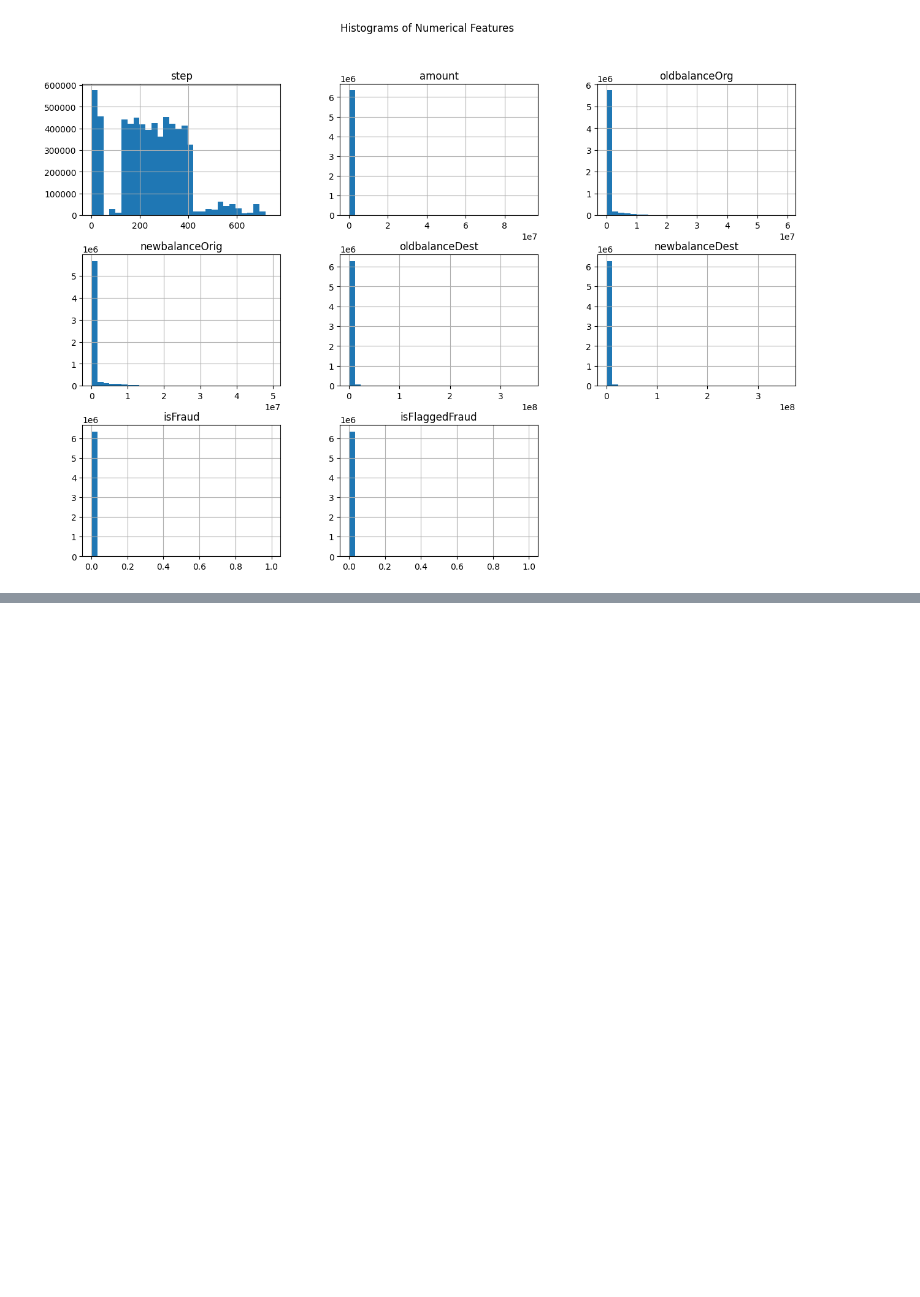
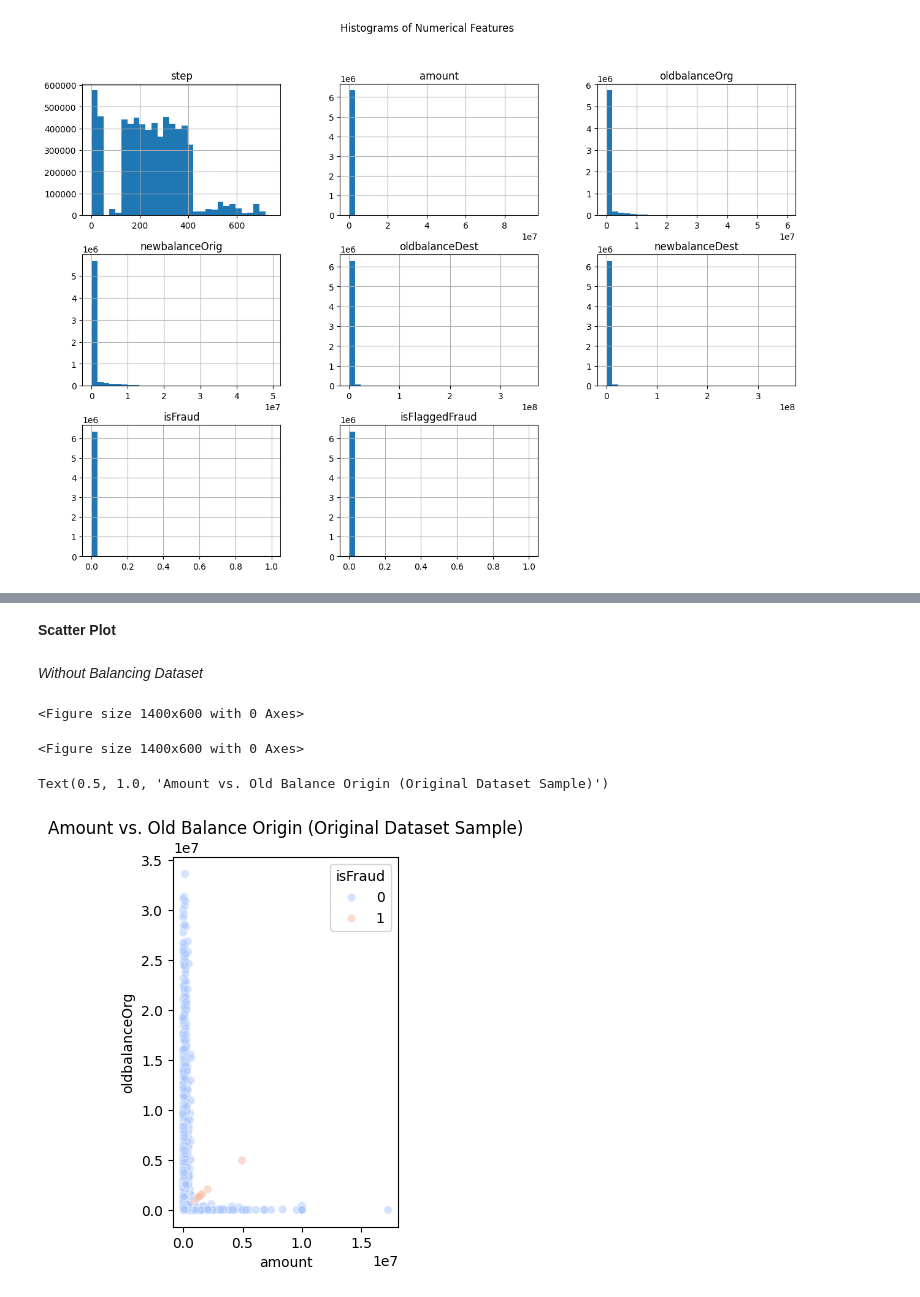
Before and after one commit to TahaHassan0/Fraud-Detection-Model, a Jupyter notebook: EDA.ipynb, the cells around one changed output, grey strips where cells are left out. Saved outputs shown, nothing was run; the diff lists cells and outputs as text; code cells hidden in the pictures; blank space fills up the shorter version.

```diff
--- a/EDA.ipynb
+++ b/EDA.ipynb
@@ -154,0 +198,18 @@ plt.show()
+# %% [markdown]
+**Scatter Plot**
+# %% [markdown]
+*Without Balancing Dataset*
+# %%
+sampled_data = data.sample(n=10000, random_state=42)
+plt.figure(figsize=(14, 6))
+# %% [output]
+<Figure size 1400x600 with 0 Axes>
+<Figure size 1400x600 with 0 Axes>
+# %%
+# Scatter plot for amount vs. oldbalanceOrg
+plt.subplot(1, 2, 1)
+sns.scatterplot(data=sampled_data, x='amount', y='oldbalanceOrg', hue='isFraud', alpha=0.5, palette='coolwarm')
+plt.title('Amount vs. Old Balance Origin (Original Dataset Sample)')
+# %% [output]
+Text(0.5, 1.0, 'Amount vs. Old Balance Origin (Original Dataset Sample)')
+[figure, added]
```
Also changed, not shown: parts of 18 cells of this notebook.
